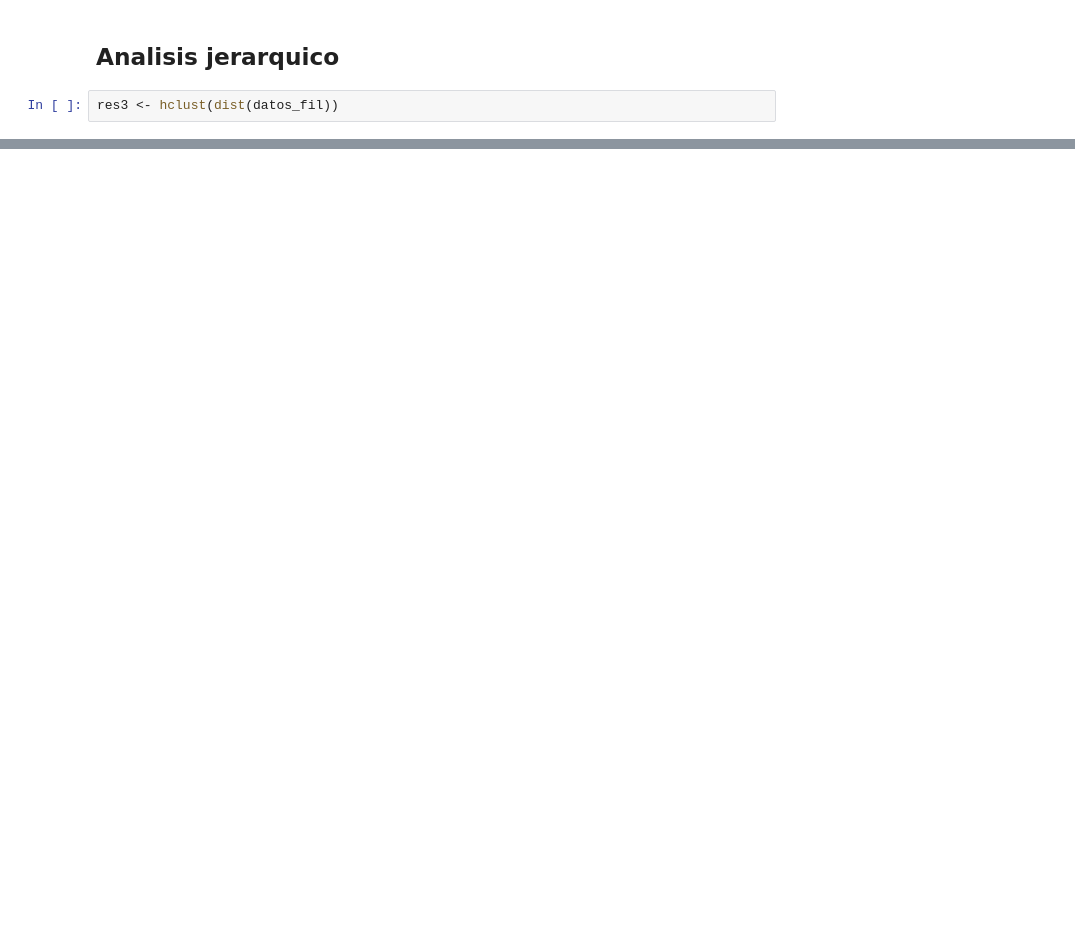
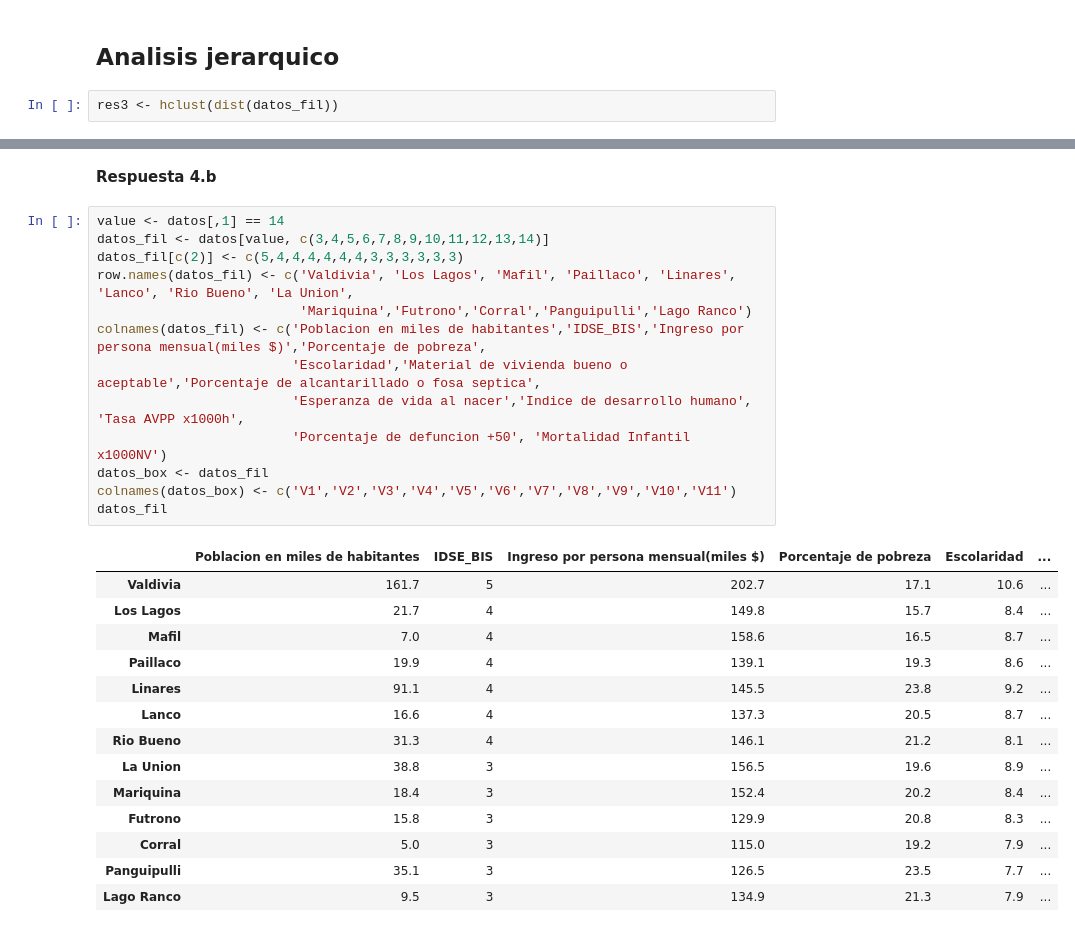
Before and after one commit to ReinaldoBustamante/Analisis-de-datos, a Jupyter notebook: GMM/Clustering_Notebook2.ipynb, the cells around one changed output, grey strips where cells are left out. Drawn from its saved outputs; the diff is of its cells as text; blank space fills up the shorter version.

```diff
--- a/GMM/Clustering_Notebook2.ipynb
+++ b/GMM/Clustering_Notebook2.ipynb
@@ -612,0 +617,30 @@ biplot(res, xlabs= cutree(res3,2))
+# %% [markdown]
+**Respuesta 4.b**
+# %%
+value <- datos[,1] == 14
+datos_fil <- datos[value, c(3,4,5,6,7,8,9,10,11,12,13,14)]
+datos_fil[c(2)] <- c(5,4,4,4,4,4,4,3,3,3,3,3,3)
+row.names(datos_fil) <- c('Valdivia', 'Los Lagos', 'Mafil', 'Paillaco', 'Linares', 'Lanco', 'Rio Bueno', 'La Union',
+                          'Mariquina','Futrono','Corral','Panguipulli','Lago Ranco')
+colnames(datos_fil) <- c('Poblacion en miles de habitantes','IDSE_BIS','Ingreso por persona mensual(miles $)','Porcentaje de pobreza',
+                         'Escolaridad','Material de vivienda bueno o aceptable','Porcentaje de alcantarillado o fosa septica',
+                         'Esperanza de vida al nacer','Indice de desarrollo humano', 'Tasa AVPP x1000h',
+                         'Porcentaje de defuncion +50', 'Mortalidad Infantil x1000NV')
+datos_box <- datos_fil
+colnames(datos_box) <- c('V1','V2','V3','V4','V5','V6','V7','V8','V9','V10','V11')
+datos_fil
+# %% [output]
+|  | Poblacion en miles de habitantes | IDSE_BIS | Ingreso por persona mensual(miles $) | Porcentaje de pobreza | Escolaridad | ... |
+| Valdivia | 161.7 | 5 | 202.7 | 17.1 | 10.6 | ... |
+| Los Lagos | 21.7 | 4 | 149.8 | 15.7 | 8.4 | ... |
+| Mafil | 7.0 | 4 | 158.6 | 16.5 | 8.7 | ... |
+| Paillaco | 19.9 | 4 | 139.1 | 19.3 | 8.6 | ... |
+| Linares | 91.1 | 4 | 145.5 | 23.8 | 9.2 | ... |
+| Lanco | 16.6 | 4 | 137.3 | 20.5 | 8.7 | ... |
+| Rio Bueno | 31.3 | 4 | 146.1 | 21.2 | 8.1 | ... |
+| La Union | 38.8 | 3 | 156.5 | 19.6 | 8.9 | ... |
+| Mariquina | 18.4 | 3 | 152.4 | 20.2 | 8.4 | ... |
+| Futrono | 15.8 | 3 | 129.9 | 20.8 | 8.3 | ... |
+| Corral | 5.0 | 3 | 115.0 | 19.2 | 7.9 | ... |
+| Panguipulli | 35.1 | 3 | 126.5 | 23.5 | 7.7 | ... |
+| Lago Ranco | 9.5 | 3 | 134.9 | 21.3 | 7.9 | ... |
```
Also changed, not shown: parts of 8 cells of this notebook.
